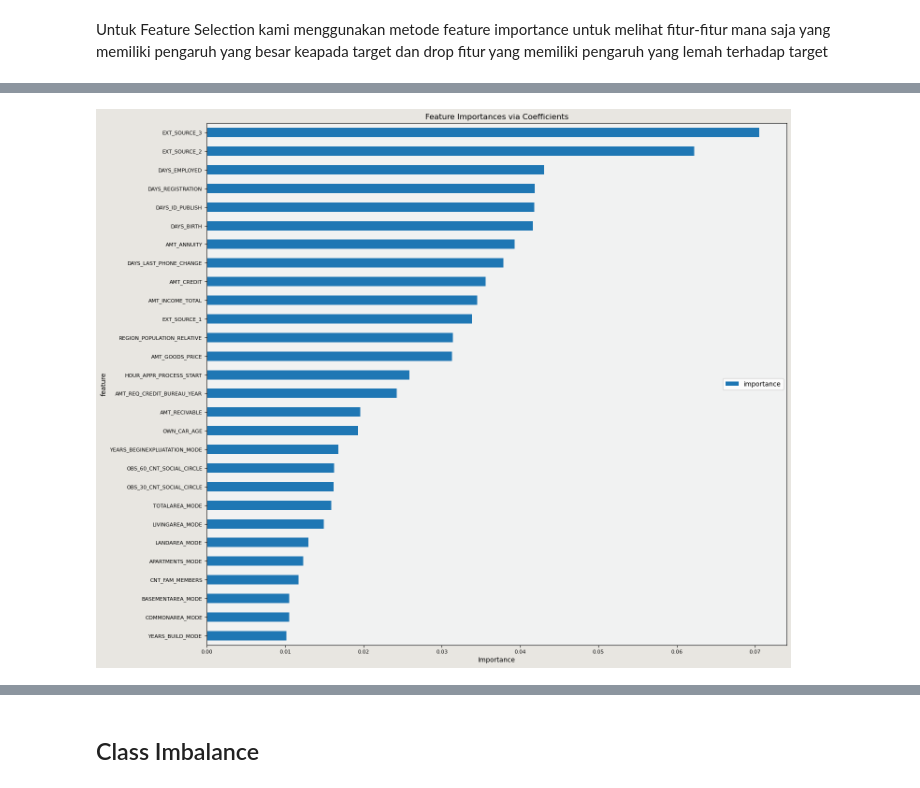
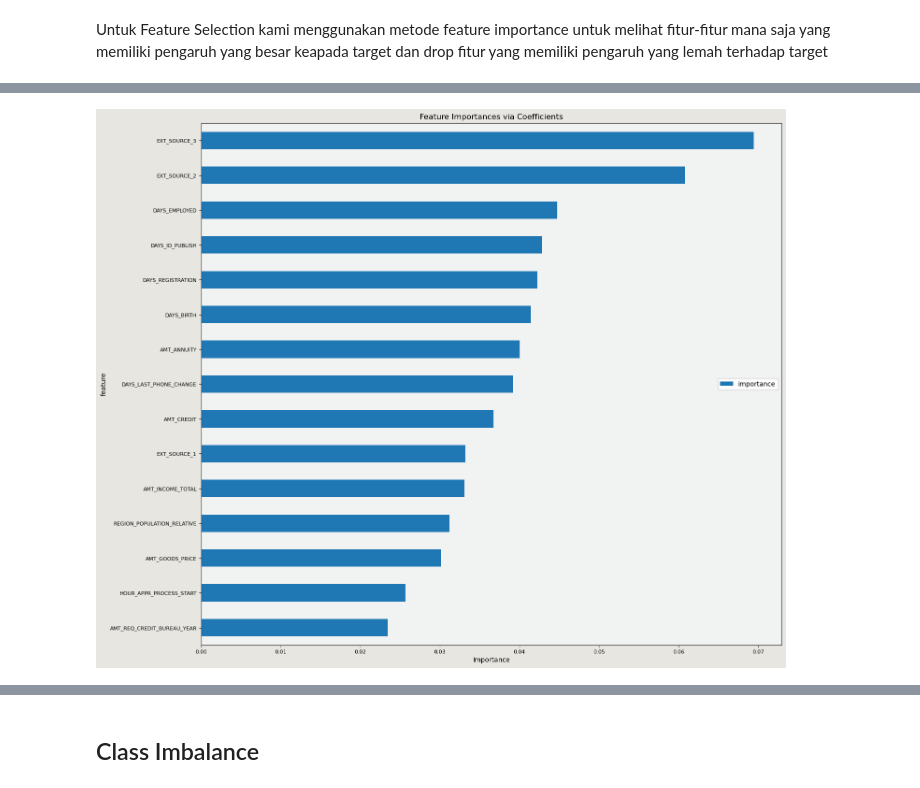
Before and after one commit to indhksmaa/ScorecardModel, a Jupyter notebook: Data_Preprocessing.ipynb, the cells around one changed output, grey strips where cells are left out. Drawn from its saved outputs; the diff is of its cells as text; code cells hidden in the pictures.

```diff
--- a/Data_Preprocessing.ipynb
+++ b/Data_Preprocessing.ipynb
@@ -534,24 +534,24 @@ plt.legend(loc = 'center right')
 # %%
 feature_importance_df = pd.DataFrame({'feature': feature_names, 'importance': clf.feature_importances_})
 
-selected_features = feature_importance_df[feature_importance_df['importance'] >= 0.01]['feature']
+selected_features = feature_importance_df[feature_importance_df['importance'] >= 0.02]['feature']
 
 
 plt.figure(figsize=(16, 14.5), facecolor='#e8e6e1')
 ax = plt.axes()
 ax.set_facecolor('#f1f2f2')
 feature_importance_df.loc[feature_importance_df['feature'].isin(selected_features)]\
     .sort_values(by='importance', ascending=True)\
     .reset_index(drop=True)\
     .plot(x='feature', kind='barh', fontsize=8, ax=ax)
 plt.title("Feature Importances via Coefficients")
 plt.xlabel('Importance')
 plt.legend(loc='center right')
 plt.show()
 
 
 print("Selected Features:")
 print(selected_features)
 # %% [output]
-[figure, old version]
+[figure, new version]
 Selected Features:
```
Also changed, not shown: parts of 6 cells of this notebook.
